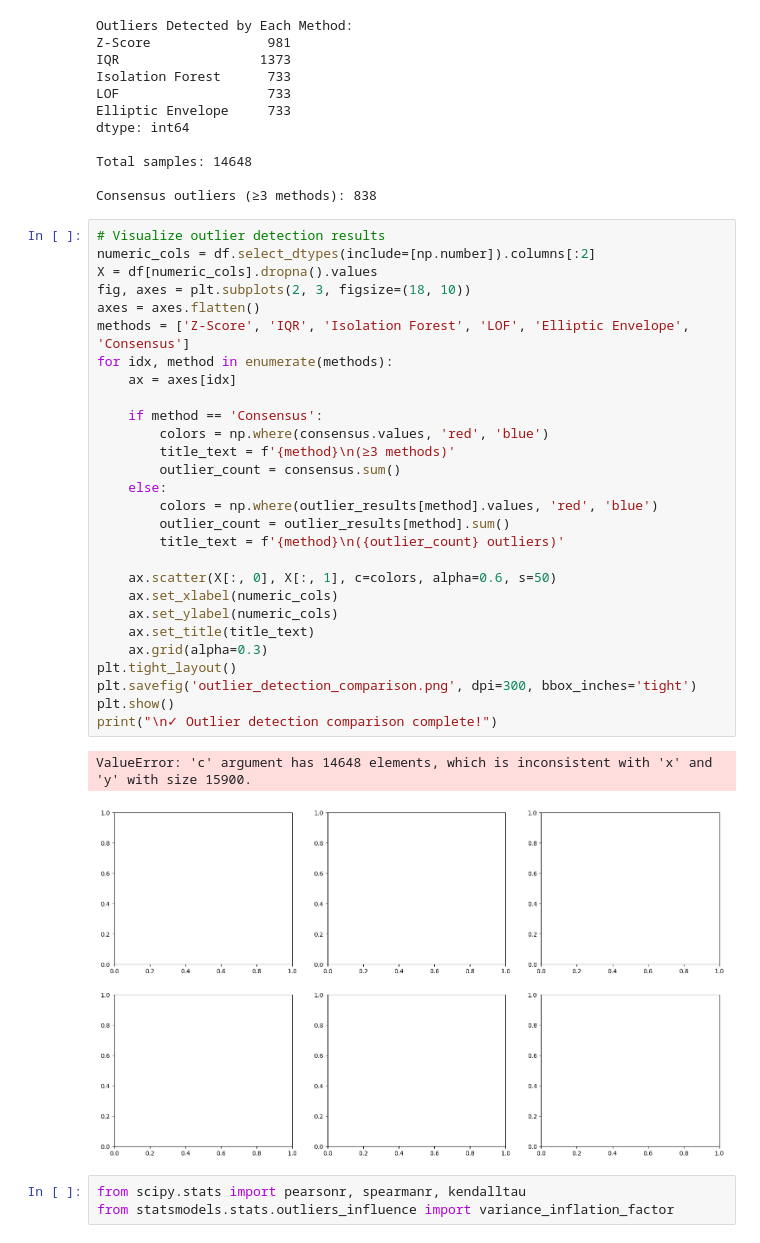
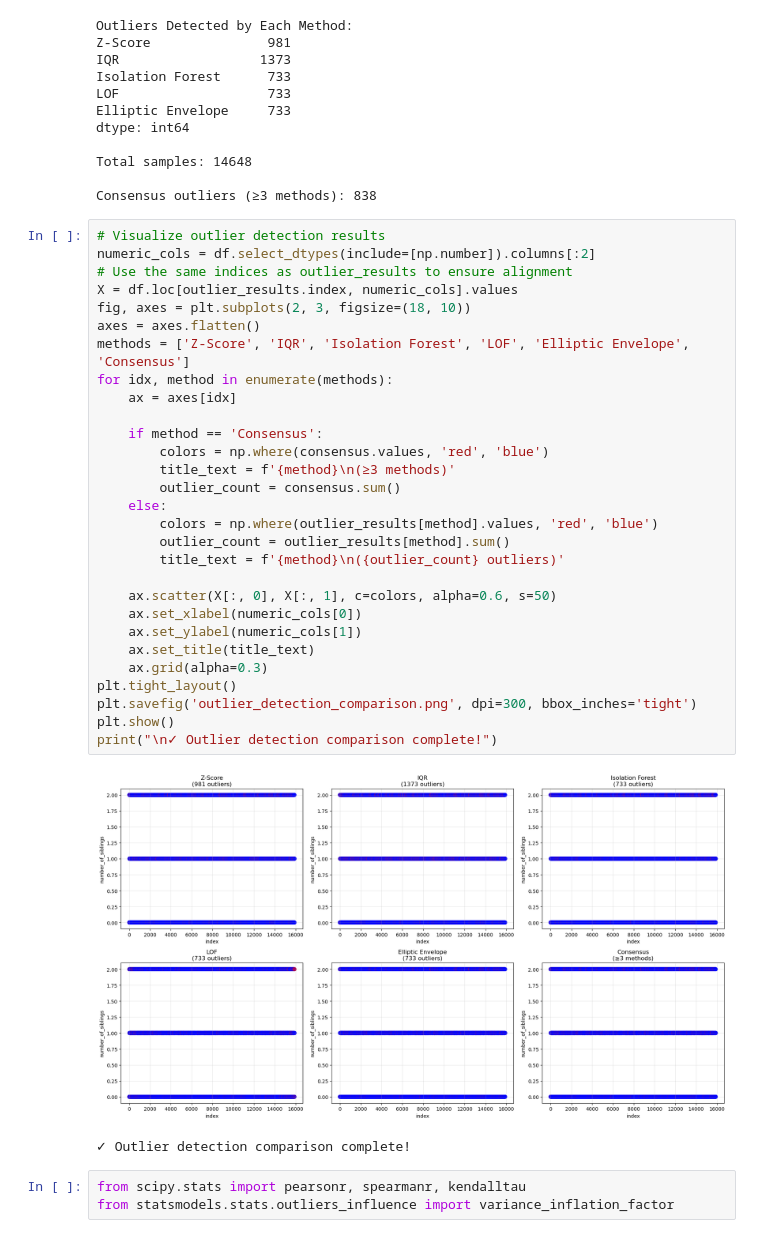
Before and after one commit to dingaroo/aiap_foundation_self_practice, a Jupyter notebook: eda2.ipynb, the cells around one changed output. Drawn from its saved outputs; the diff is of its cells as text.

```diff
--- a/eda2.ipynb
+++ b/eda2.ipynb
@@ -199,34 +200,35 @@ Consensus outliers (≥3 methods): 838
 # %%
 # Visualize outlier detection results
 numeric_cols = df.select_dtypes(include=[np.number]).columns[:2]
-X = df[numeric_cols].dropna().values
+# Use the same indices as outlier_results to ensure alignment
+X = df.loc[outlier_results.index, numeric_cols].values
 fig, axes = plt.subplots(2, 3, figsize=(18, 10))
 axes = axes.flatten()
 methods = ['Z-Score', 'IQR', 'Isolation Forest', 'LOF', 'Elliptic Envelope', 'Consensus']
 for idx, method in enumerate(methods):
     ax = axes[idx]
 
     if method == 'Consensus':
         colors = np.where(consensus.values, 'red', 'blue')
         title_text = f'{method}\n(≥3 methods)'
         outlier_count = consensus.sum()
     else:
         colors = np.where(outlier_results[method].values, 'red', 'blue')
         outlier_count = outlier_results[method].sum()
         title_text = f'{method}\n({outlier_count} outliers)'
 
     ax.scatter(X[:, 0], X[:, 1], c=colors, alpha=0.6, s=50)
-    ax.set_xlabel(numeric_cols)
-    ax.set_ylabel(numeric_cols)
+    ax.set_xlabel(numeric_cols[0])
+    ax.set_ylabel(numeric_cols[1])
     ax.set_title(title_text)
     ax.grid(alpha=0.3)
 plt.tight_layout()
 plt.savefig('outlier_detection_comparison.png', dpi=300, bbox_inches='tight')
 plt.show()
 print("\n✓ Outlier detection comparison complete!")
 # %% [output]
+[figure, new version]
-ValueError: 'c' argument has 14648 elements, which is inconsistent with 'x' and 'y' with size 15900.
+✓ Outlier detection comparison complete!
-[figure, old version]
 # %%
 from scipy.stats import pearsonr, spearmanr, kendalltau
 from statsmodels.stats.outliers_influence import variance_inflation_factor
```
Also changed, not shown: parts of 9 cells of this notebook, 5 other files.
